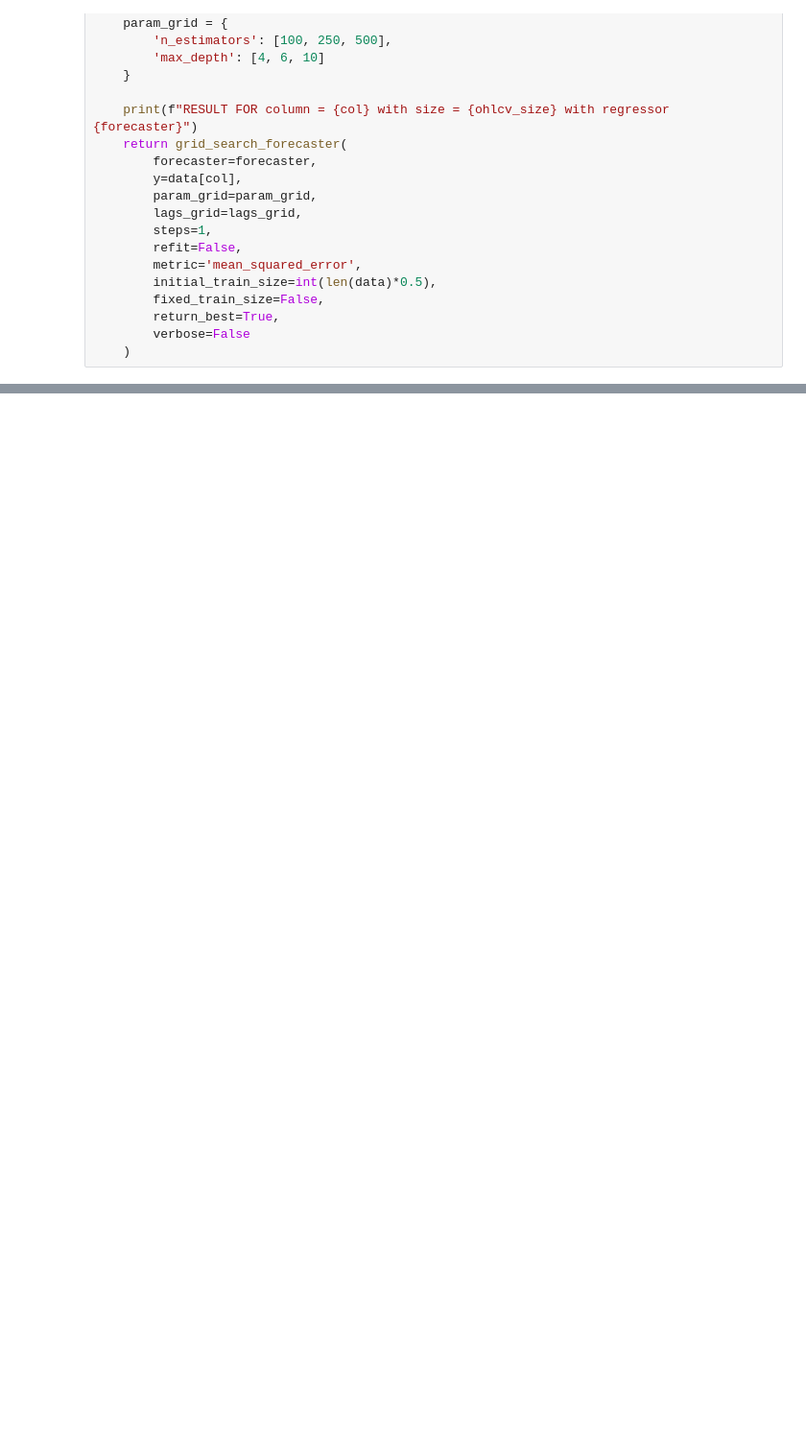
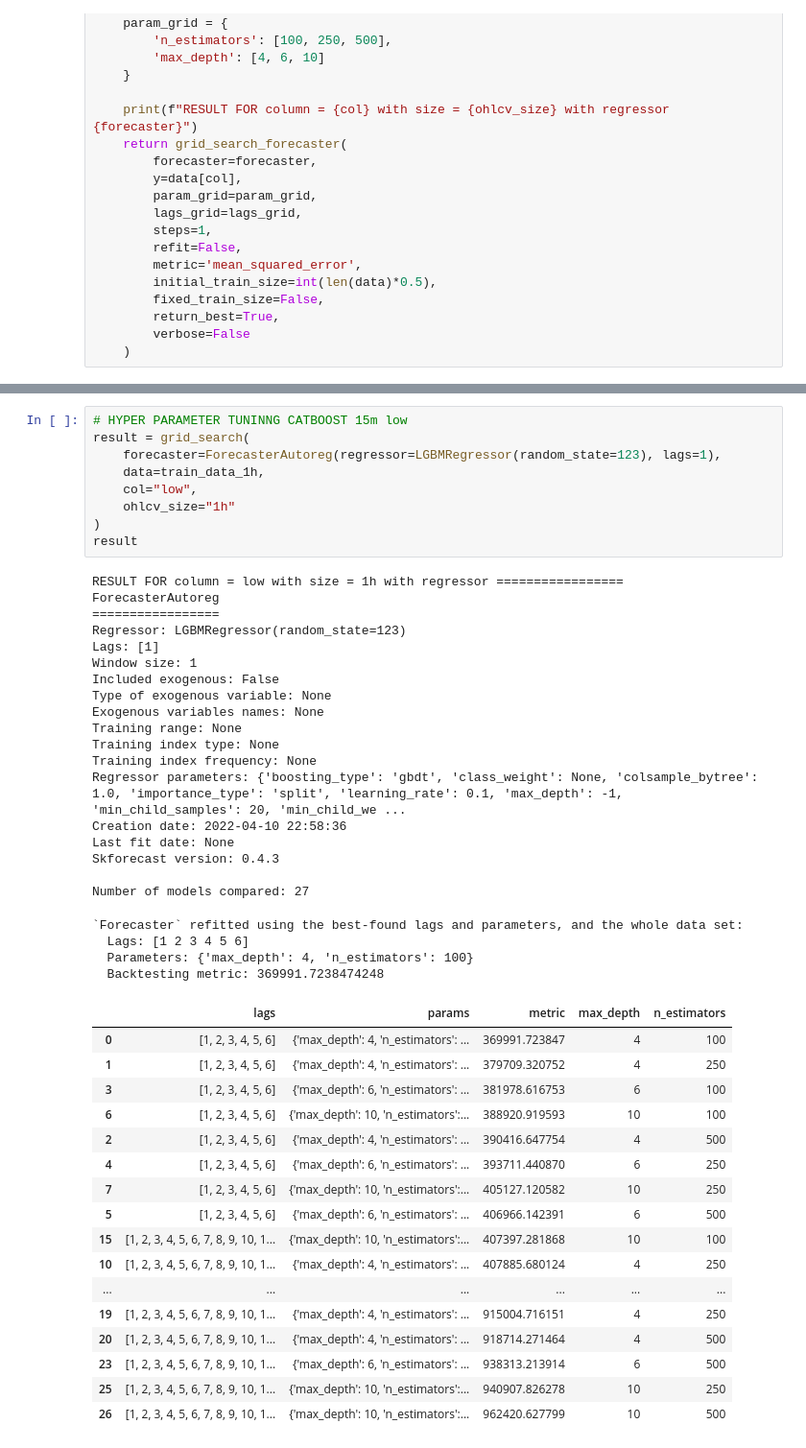
Before and after one commit to 1000scores/AlgoTrading, a Jupyter notebook: research_auto_regressor.ipynb, the cells around one changed output, grey strips where cells are left out. Shown at 96% size. Saved outputs shown, nothing was run; the diff lists cells and outputs as text; blank space fills up the shorter version.

```diff
--- a/research_auto_regressor.ipynb
+++ b/research_auto_regressor.ipynb
@@ -174,0 +173,49 @@ Number of models compared: 27
+# %%
+# HYPER PARAMETER TUNINNG CATBOOST 15m low
+result = grid_search(
+    forecaster=ForecasterAutoreg(regressor=LGBMRegressor(random_state=123), lags=1),
+    data=train_data_1h,
+    col="low",
+    ohlcv_size="1h"
+)
+result
+# %% [output]
+RESULT FOR column = low with size = 1h with regressor =================
+ForecasterAutoreg
+=================
+Regressor: LGBMRegressor(random_state=123)
+Lags: [1]
+Window size: 1
+Included exogenous: False
+Type of exogenous variable: None
+Exogenous variables names: None
+Training range: None
+Training index type: None
+Training index frequency: None
+Regressor parameters: {'boosting_type': 'gbdt', 'class_weight': None, 'colsample_bytree': 1.0, 'importance_type': 'split', 'learning_rate': 0.1, 'max_depth': -1, 'min_child_samples': 20, 'min_child_we ...
+Creation date: 2022-04-10 22:58:36
+Last fit date: None
+Skforecast version: 0.4.3
+
+Number of models compared: 27
+`Forecaster` refitted using the best-found lags and parameters, and the whole data set:
+  Lags: [1 2 3 4 5 6]
+  Parameters: {'max_depth': 4, 'n_estimators': 100}
+  Backtesting metric: 369991.7238474248
+|  | lags | params | metric | max_depth | n_estimators |
+| 0 | [1, 2, 3, 4, 5, 6] | {'max_depth': 4, 'n_estimators': ... | 369991.723847 | 4 | 100 |
+| 1 | [1, 2, 3, 4, 5, 6] | {'max_depth': 4, 'n_estimators': ... | 379709.320752 | 4 | 250 |
+| 3 | [1, 2, 3, 4, 5, 6] | {'max_depth': 6, 'n_estimators': ... | 381978.616753 | 6 | 100 |
+| 6 | [1, 2, 3, 4, 5, 6] | {'max_depth': 10, 'n_estimators':... | 388920.919593 | 10 | 100 |
+| 2 | [1, 2, 3, 4, 5, 6] | {'max_depth': 4, 'n_estimators': ... | 390416.647754 | 4 | 500 |
+| 4 | [1, 2, 3, 4, 5, 6] | {'max_depth': 6, 'n_estimators': ... | 393711.440870 | 6 | 250 |
+| 7 | [1, 2, 3, 4, 5, 6] | {'max_depth': 10, 'n_estimators':... | 405127.120582 | 10 | 250 |
+| 5 | [1, 2, 3, 4, 5, 6] | {'max_depth': 6, 'n_estimators': ... | 406966.142391 | 6 | 500 |
+| 15 | [1, 2, 3, 4, 5, 6, 7, 8, 9, 10, 1... | {'max_depth': 10, 'n_estimators':... | 407397.281868 | 10 | 100 |
+| 10 | [1, 2, 3, 4, 5, 6, 7, 8, 9, 10, 1... | {'max_depth': 4, 'n_estimators': ... | 407885.680124 | 4 | 250 |
+| ... | ... | ... | ... | ... | ... |
+| 19 | [1, 2, 3, 4, 5, 6, 7, 8, 9, 10, 1... | {'max_depth': 4, 'n_estimators': ... | 915004.716151 | 4 | 250 |
+| 20 | [1, 2, 3, 4, 5, 6, 7, 8, 9, 10, 1... | {'max_depth': 4, 'n_estimators': ... | 918714.271464 | 4 | 500 |
+| 23 | [1, 2, 3, 4, 5, 6, 7, 8, 9, 10, 1... | {'max_depth': 6, 'n_estimators': ... | 938313.213914 | 6 | 500 |
+| 25 | [1, 2, 3, 4, 5, 6, 7, 8, 9, 10, 1... | {'max_depth': 10, 'n_estimators':... | 940907.826278 | 10 | 250 |
+| 26 | [1, 2, 3, 4, 5, 6, 7, 8, 9, 10, 1... | {'max_depth': 10, 'n_estimators':... | 962420.627799 | 10 | 500 |
```
Also changed, not shown: parts of 4 cells of this notebook, 17 other files.
